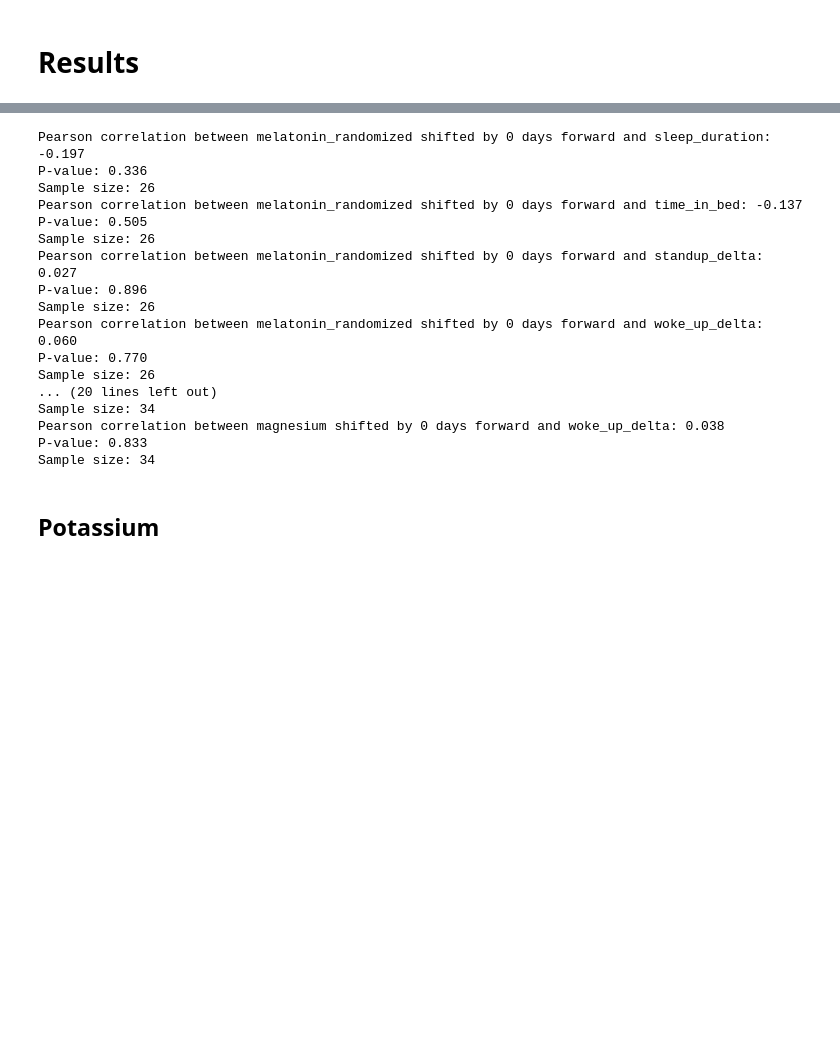
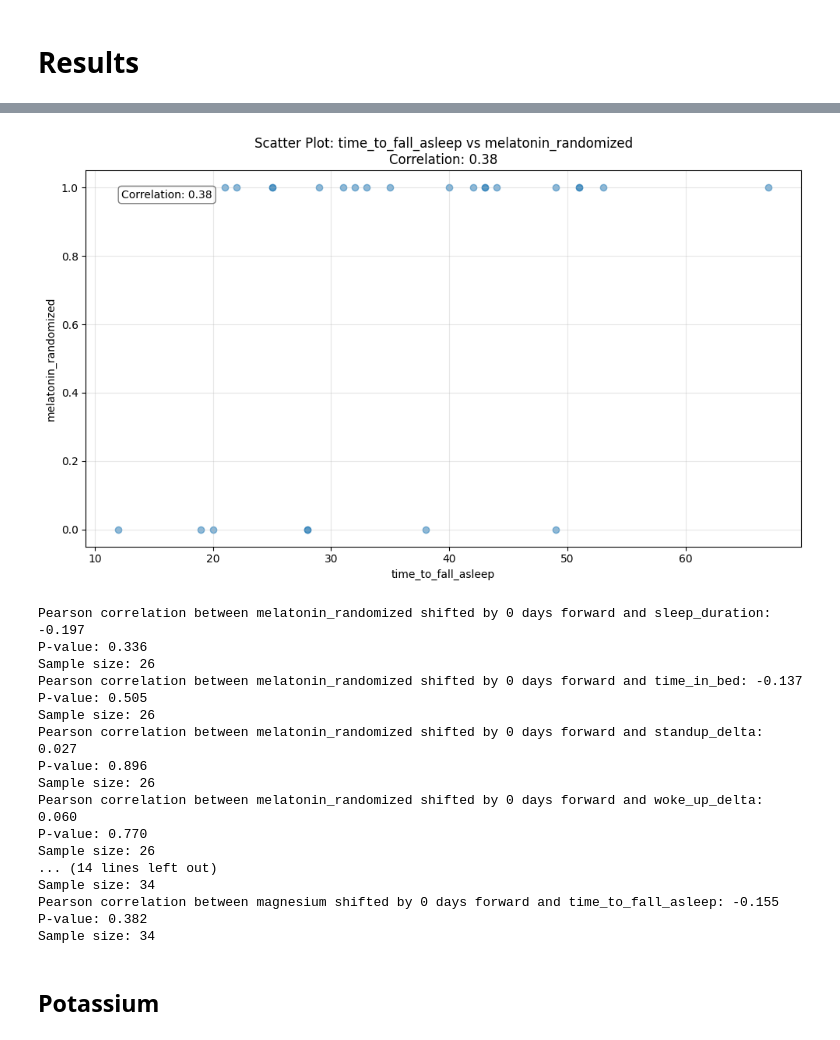
Before and after one commit to sonofhypnos/simon_data, a Jupyter notebook: simon_analysis.ipynb, the cells around one changed output, grey strips where cells are left out. Cells and saved outputs as stored; diff of their text form; code cells hidden in the pictures; blank space fills up the shorter version.

```diff
--- a/simon_analysis.ipynb
+++ b/simon_analysis.ipynb
@@ -765,8 +706,13 @@ Name: woke_up_delta, Length: 91, dtype: float64
+# %%
+plot_scatter_with_correlation(data, 'time_to_fall_asleep', 'melatonin_randomized')
+# %% [output]
+[figure, added]
 # %%
-columns = ['melatonin_randomized', 'potassium', 'magnesium']
+sleep_upstream_vars = ['melatonin_randomized', 'magnesium']
+sleep_downstream_vars = ['sleep_duration', 'time_in_bed', 'standup_delta', 'woke_up_delta', 'time_to_fall_asleep']
 # 'woke_up', 'standup'
-for column in columns:
-    for sleep_column in ['sleep_duration', 'time_in_bed', 'standup_delta', 'woke_up_delta']:
+for column in sleep_upstream_vars:
+    for sleep_column in sleep_downstream_vars:
         start = '2024-05-29'
         end = '2024-09-10'
         if column == 'potassium':
@@ -790,10 +736,10 @@ Sample size: 26
 Pearson correlation between melatonin_randomized shifted by 0 days forward and woke_up_delta: 0.060
 P-value: 0.770
 Sample size: 26
-... (20 lines left out)
+... (14 lines left out)
 Sample size: 34
-Pearson correlation between magnesium shifted by 0 days forward and woke_up_delta: 0.038
-P-value: 0.833
+Pearson correlation between magnesium shifted by 0 days forward and time_to_fall_asleep: -0.155
+P-value: 0.382
 Sample size: 34
 # %% [markdown]
 ## Potassium
```
Also changed, not shown: parts of 20 cells of this notebook.
